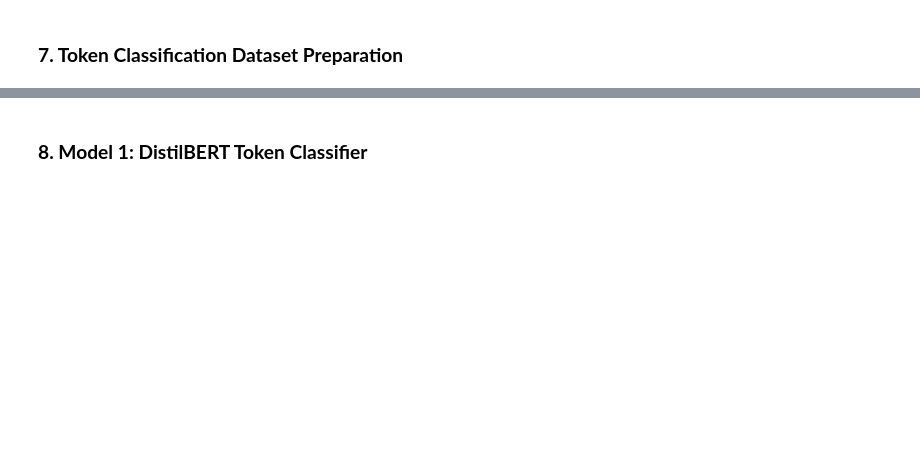
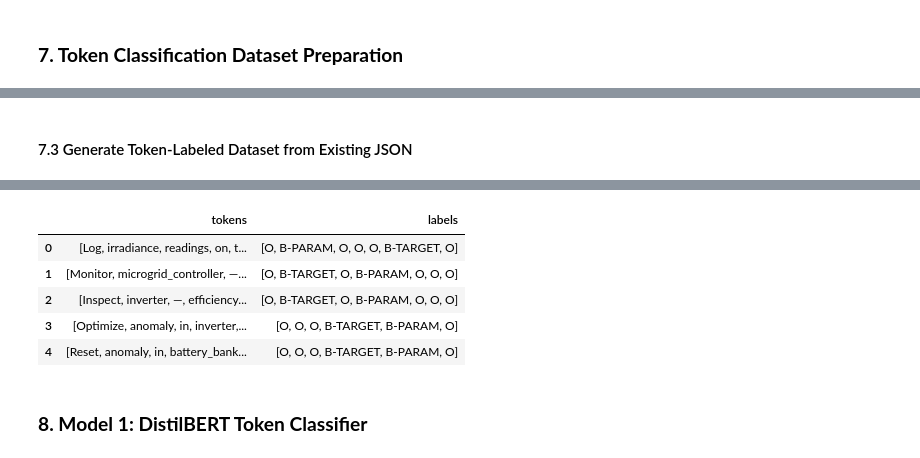
Before and after one commit to kidmpukane/intent_parser_nlp, a Jupyter notebook: nlp_intent_parser.ipynb, the cells around one changed output, grey strips where cells are left out. Drawn from its saved outputs; the diff is of its cells as text; code cells hidden in the pictures; blank space fills up the shorter version.

```diff
--- a/nlp_intent_parser.ipynb
+++ b/nlp_intent_parser.ipynb
@@ -210,0 +516,38 @@ These steps allow us to directly compare model performance on a consistent, well
+# %% [markdown]
+#### 7.3 Generate Token-Labeled Dataset from Existing JSON
+# %%
+# 7.3 Generate BIO-labeled token dataset
+
+import pandas as pd
+import nltk
+nltk.download("punkt_tab")
+
+
+def label_tokens(row):
+    text = row["query"]
+    tokens = nltk.word_tokenize(text)
+
+    intent_words = row["intent"].split()
+    target_words = row["target"].split()
+    param_words = row["parameter"].split()
+
+    labels = ["O"] * len(tokens)
+
+    def tag_phrase(words, tag_prefix):
+        for i in range(len(tokens)):
+            # match phrase starting at token i
+            if tokens[i:i+len(words)] == words:
+                labels[i] = f"B-{tag_prefix}"
+                for j in range(1, len(words)):
+                    labels[i+j] = f"I-{tag_prefix}"
+
+    tag_phrase(intent_words, "INTENT")
+    tag_phrase(target_words, "TARGET")
+    tag_phrase(param_words, "PARAM")
+
+    return pd.Series({"tokens": tokens, "labels": labels})
+
+
+bio_df = df.apply(label_tokens, axis=1)
+bio_df.head()
+# %% [output]
@@ -211,2 +557,8 @@ These steps allow us to directly compare model performance on a consistent, well
+|  | tokens | labels |
+| 0 | [Log, irradiance, readings, on, t... | [O, B-PARAM, O, O, O, B-TARGET, O] |
+| 1 | [Monitor, microgrid_controller, —... | [O, B-TARGET, O, B-PARAM, O, O, O] |
+| 2 | [Inspect, inverter, —, efficiency... | [O, B-TARGET, O, B-PARAM, O, O, O] |
+| 3 | [Optimize, anomaly, in, inverter,... | [O, O, O, B-TARGET, B-PARAM, O] |
+| 4 | [Reset, anomaly, in, battery_bank... | [O, O, O, B-TARGET, B-PARAM, O] |
 # %% [markdown]
 ### **8. Model 1: DistilBERT Token Classifier**
```
Also changed, not shown: parts of 22 cells of this notebook.
